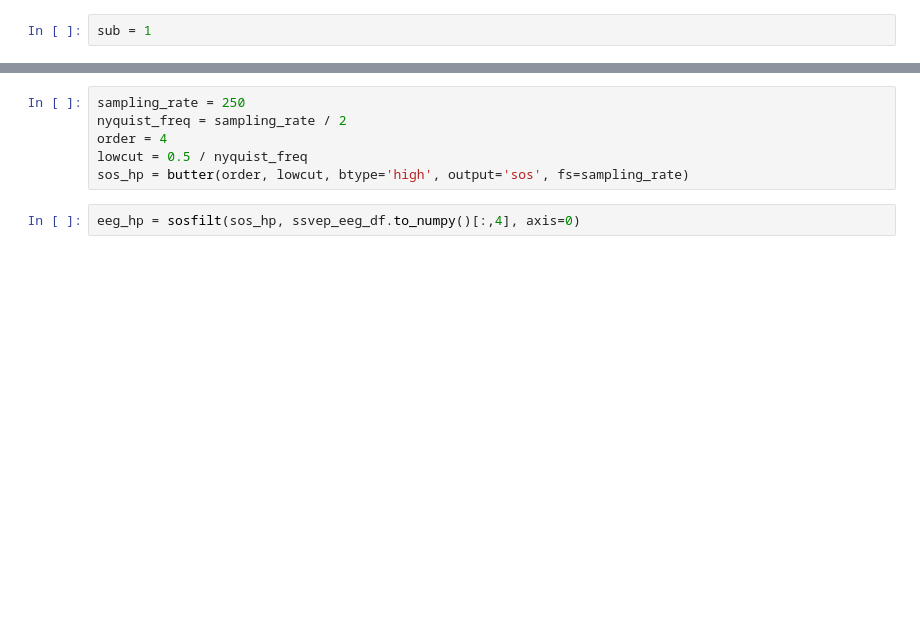
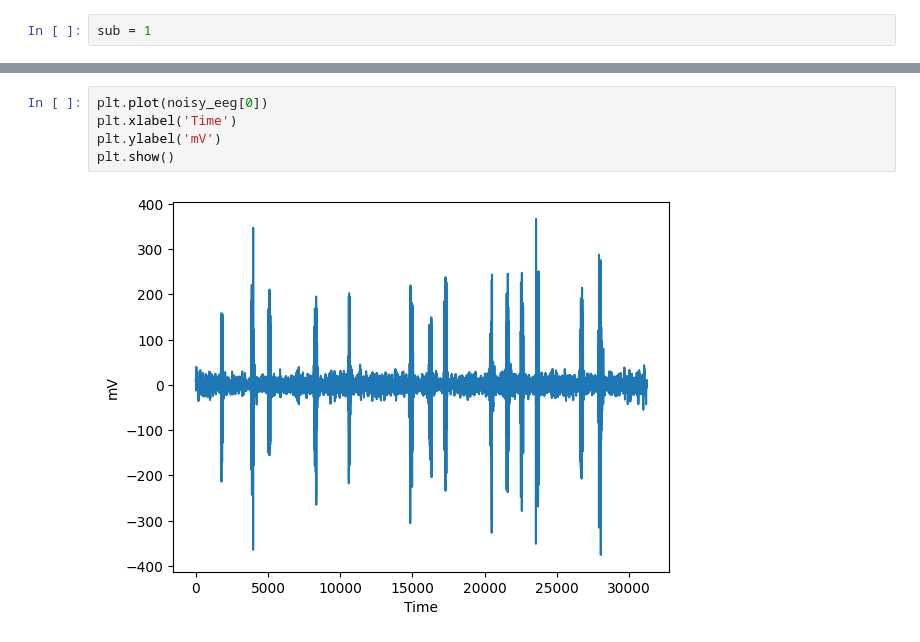
Before and after one commit to JHUBCIS/EEG-ExPy_JHUBCIS, a Jupyter notebook: notebooks/EEG_data_exploration.ipynb, the cells around one changed output, grey strips where cells are left out. Cells and saved outputs as stored; diff of their text form; blank space fills up the shorter version.

```diff
--- a/notebooks/EEG_data_exploration.ipynb
+++ b/notebooks/EEG_data_exploration.ipynb
@@ -19,8 +43,7 @@ Text(0, 0.5, 'mV')
-# %%
-sampling_rate = 250
-nyquist_freq = sampling_rate / 2
-order = 4
-lowcut = 0.5 / nyquist_freq
-sos_hp = butter(order, lowcut, btype='high', output='sos', fs=sampling_rate)
-# %%
-eeg_hp = sosfilt(sos_hp, ssvep_eeg_df.to_numpy()[:,4], axis=0)
+# %%
+plt.plot(noisy_eeg[0])
+plt.xlabel('Time')
+plt.ylabel('mV')
+plt.show()
+# %% [output]
+[figure, added]
```
Also changed, not shown: parts of 8 cells of this notebook.
